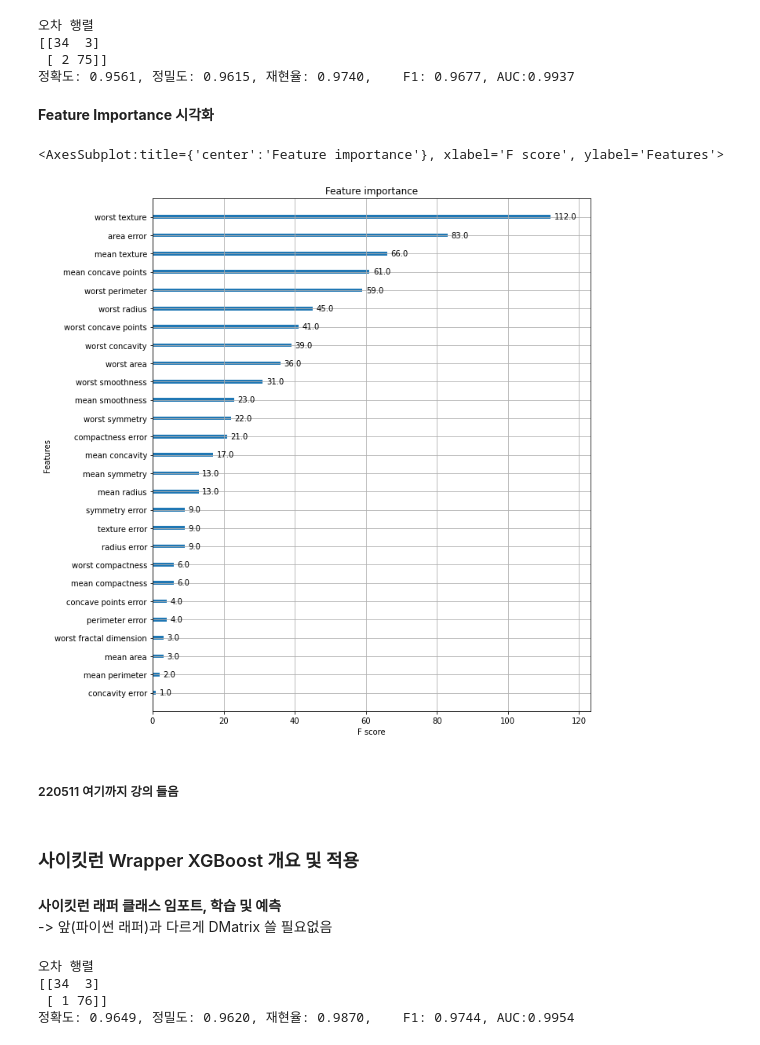
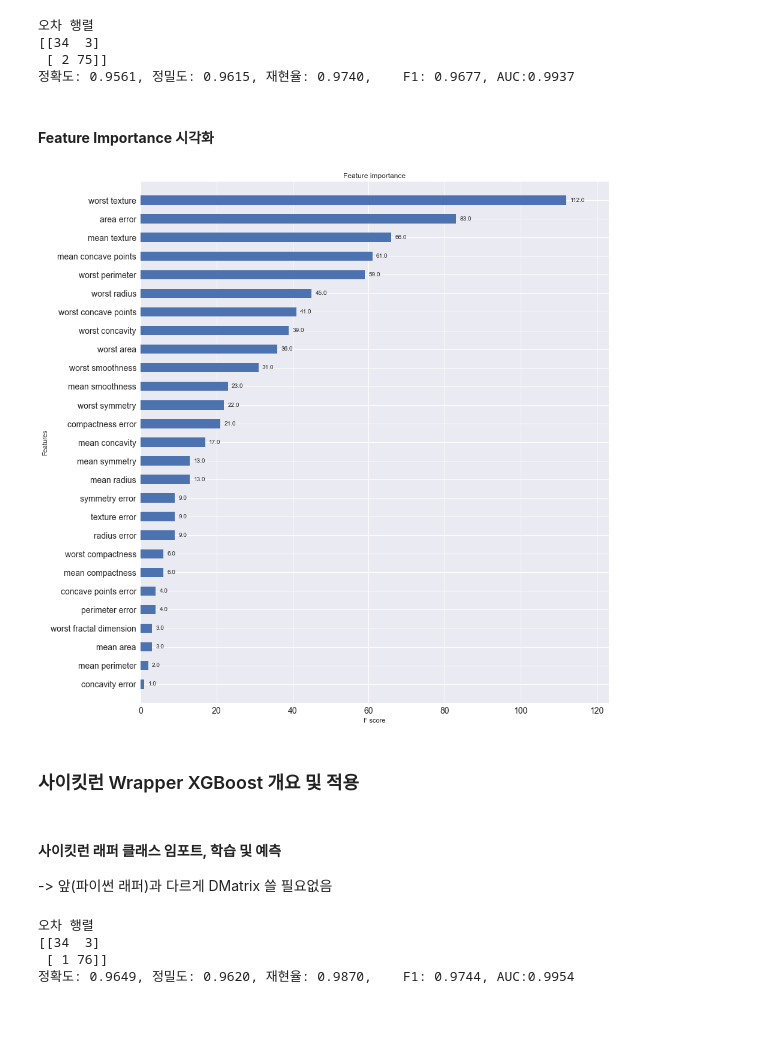
Before and after one commit to netsus/ML_PerfectGuide, a Jupyter notebook: 4장/4.6_XGBoost(eXtra Gradient Boost).ipynb, the cells around one changed output. Cells and saved outputs as stored; diff of their text form; code cells hidden in the pictures; blank space fills up the shorter version.

```diff
--- a/4장/4.6_XGBoost(eXtra Gradient Boost).ipynb
+++ b/4장/4.6_XGBoost(eXtra Gradient Boost).ipynb
@@ -35,19 +34,13 @@ import pandas as pd
 import numpy as np
 from sklearn.datasets import load_breast_cancer
 from sklearn.model_selection import train_test_split
-# xgboost 패키지 로딩하기
-import xgboost as xgb
-from xgboost import plot_importance
-
 import warnings
 warnings.filterwarnings('ignore')
 
 dataset = load_breast_cancer()
-features= dataset.data
-labels = dataset.target
 
-cancer_df = pd.DataFrame(data=features, columns=dataset.feature_names)
-cancer_df['target']= labels
+cancer_df = pd.DataFrame(data=dataset.data, columns=dataset.feature_names)
+cancer_df['target']= dataset.target
 cancer_df.head(3)
 # %% [output]
 |  | mean radius | mean texture | mean perimeter | mean area | mean smoothness | mean compactness | ... |
@@ -93,9 +100,11 @@ dtest = xgb.DMatrix(data=X_test , label=y_test)
 # %% [markdown]
 **하이퍼 파라미터 설정**
 # %%
-params = { 'max_depth':3,
-           'eta': 0.05, # learning_rate
-           'objective':'binary:logistic', # 목적함수(활성함수) - 이진 로지스틱 활성함수 쓴다.
-           'eval_metric':'logloss' # 학습할 때, 검증데이터 기반으로 log(loss)를 구한다.
-        }
-num_rounds = 400
+# xgboost의 하이퍼 파라미터 설정
+params = {
+    'max_depth': 3, # DecisionTree기반 이기 때문에 max_depth 설정
+    'eta': 0.05, # learning rate
+    'objective':'binary:logistic', # “binary:logistic“: XGBoost loss function for binary classification.
+    'eval_metric':'logloss', # 학습할 때, 검증데이터 기반으로 log(loss)를 구한다.
+}
+num_rounds = 400 # Number of Boosting Iteration (학습 반복횟수)
@@ -102,10 +113,13 @@ num_rounds = 400
 # %% [markdown]
 **주어진 하이퍼 파라미터와 early stopping 파라미터를 train( ) 함수의 파라미터로 전달하고 학습**
 # %%
-# 학습 데이터 셋은 'train' 또는 평가 데이터 셋은 'eval' 로 명기합니다.
-eval_list = [(dtr,'train'),(dval,'eval')] # 또는 eval_list = [(dval,'eval')] 만 명기해도 무방.
+# 학습 데이터 셋은 'train', 평가 데이터셋은 'eval'로 명기합니다.
+eval_list = [(dval,'eval')] # 또는 eval_list = [(dtr,'train'),(dval,'eval')] 로 작성해도 무방.
 
-# 하이퍼 파라미터와 early stopping 파라미터를 train( ) 함수의 파라미터로 전달
-xgb_model = xgb.train(params = params , dtrain=dtr , num_boost_round=num_rounds , \
-                      early_stopping_rounds=50, evals=eval_list ) # 아래에서 176번까지 했다 -> 126번째의 eval-logloss이후에 이것보다 작은값이 50번에 걸쳐 나오지 않았다
+# 하이퍼 파라미터와 early stopping 파라미터를 trian( ) 함수의 파라미터로 전달
+# dtrain (DMatrix) :  Data to be trained.
+# num_boost_round(int):  Number of boosting iterations.
+# early_stopping_rounds(int) : Validation metric needs to improve at least once in every early_stopping_rounds round(s) to continue training.
+xgb_model = xgb.train(params = params, dtrain=dtr, num_boost_round=num_rounds, \
+                     early_stopping_rounds=50, evals=eval_list) # 아래에서 176번까지 했다 -> 126번째의 eval-logloss이후에 이것보다 작은값이 50번에 걸쳐 나오지 않았다.
 # %% [output]
@@ -193,20 +190,20 @@ get_clf_eval(y_test , preds, pred_probs)
  [ 2 75]]
 정확도: 0.9561, 정밀도: 0.9615, 재현율: 0.9740,    F1: 0.9677, AUC:0.9937
 # %% [markdown]
-**Feature Importance 시각화**
+#### **Feature Importance 시각화**
 # %%
 import matplotlib.pyplot as plt
 %matplotlib inline
 
-fig, ax = plt.subplots(figsize=(10, 12)) # ax가 그림그리는 부분이다.
-plot_importance(xgb_model, ax=ax)
+plt.style.use('seaborn') # 그래프 스타일
+fig, ax = plt.subplots(figsize=(14, 16)) # ax가 그림그리는 부분이다.
+ax.tick_params(labelsize=14)
+plot_importance(xgb_model, ax=ax, height=0.5)
+plt.show()
 # %% [output]
-<AxesSubplot:title={'center':'Feature importance'}, xlabel='F score', ylabel='Features'>
-[figure, old version]
+[figure, new version]
-# %% [markdown]
-##### 220511 여기까지 강의 들음
 # %% [markdown]
 ### 사이킷런 Wrapper XGBoost 개요 및 적용
 # %% [markdown]
-**사이킷런 래퍼 클래스 임포트, 학습 및 예측**<br>
+#### **사이킷런 래퍼 클래스 임포트, 학습 및 예측**<br>
 -> 앞(파이썬 래퍼)과 다르게 DMatrix 쓸 필요없음
```
Also changed, not shown: parts of 29 cells of this notebook.
